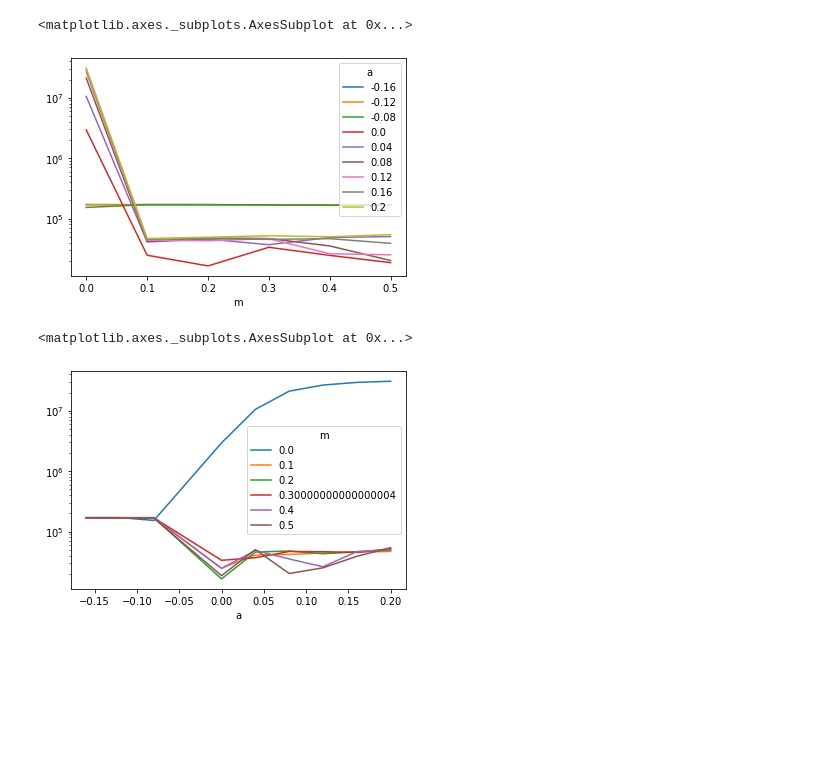
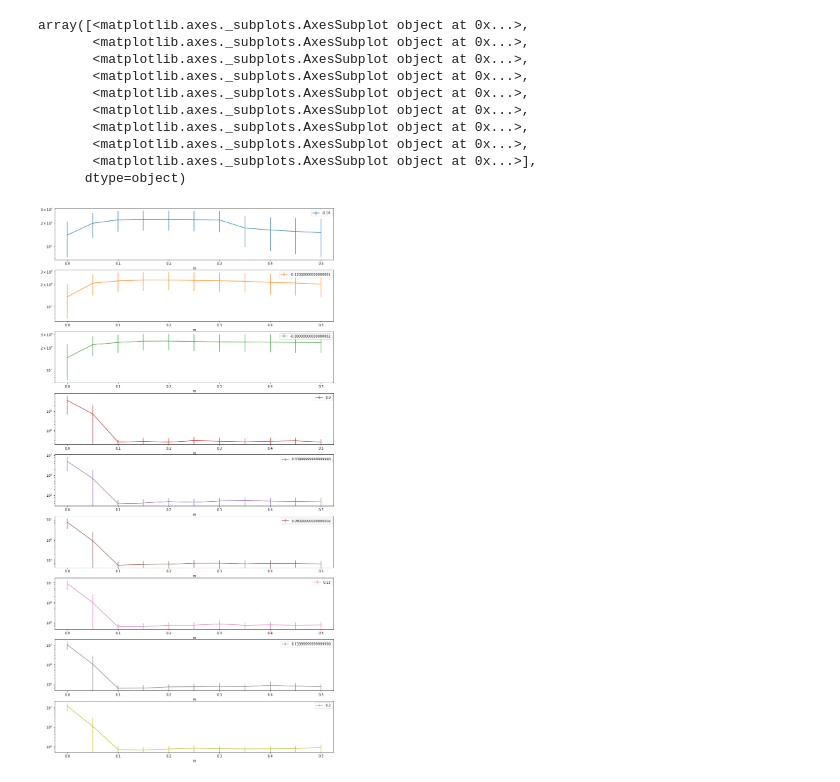
Before and after one commit to sailab-code/learning-sidarthe, a Jupyter notebook: analyze_momentum_experiments.ipynb, the cells around one changed output. Drawn from its saved outputs; the diff is of its cells as text; code cells hidden in the pictures; blank space fills up the shorter version.

```diff
--- a/analyze_momentum_experiments.ipynb
+++ b/analyze_momentum_experiments.ipynb
@@ -65,16 +53,26 @@ f8a1bb04-696f-4525-9622-5db90a77660a
 # %%
+def group_by_and_compute_ci(df, group_by):
+    grouped_df = df.groupby(group_by).agg(['mean', 'std', 'count'])['val_loss']
+    grouped_df['ci95'] = 1.96 * grouped_df['std'] / grouped_df['count'].pow(0.5)
+    return grouped_df
+
+
 # group by m and a with average
-df_by_m_a = df.groupby(['m','a']).mean()
+df_by_m_a = group_by_and_compute_ci(df, ['m', 'a'])
 
 # group by a and m with average
-df_by_a_m = df.groupby(['a','m']).mean()
+df_by_a_m = group_by_and_compute_ci(df, ['a', 'm'])
-# %%
-df_by_m_a.unstack()['val_loss'].plot(logy=True)
-# %% [output]
-<matplotlib.axes._subplots.AxesSubplot at 0x...>
-[figure, removed]
-# %%
-df_by_a_m.unstack()['val_loss'].plot(logy=True)
-# %% [output]
-<matplotlib.axes._subplots.AxesSubplot at 0x...>
-[figure, removed]
+# %%
+df_by_m_a.unstack()[0:].plot(y='mean', yerr='ci95', logy=True, subplots=True, sharex=False, figsize=(15,30))
+# %% [output]
+array([<matplotlib.axes._subplots.AxesSubplot object at 0x...>,
+       <matplotlib.axes._subplots.AxesSubplot object at 0x...>,
+       <matplotlib.axes._subplots.AxesSubplot object at 0x...>,
+       <matplotlib.axes._subplots.AxesSubplot object at 0x...>,
+       <matplotlib.axes._subplots.AxesSubplot object at 0x...>,
+       <matplotlib.axes._subplots.AxesSubplot object at 0x...>,
+       <matplotlib.axes._subplots.AxesSubplot object at 0x...>,
+       <matplotlib.axes._subplots.AxesSubplot object at 0x...>,
+       <matplotlib.axes._subplots.AxesSubplot object at 0x...>],
+      dtype=object)
+[figure, added]
```
Also changed, not shown: parts of 2 cells of this notebook, 3 other files.
